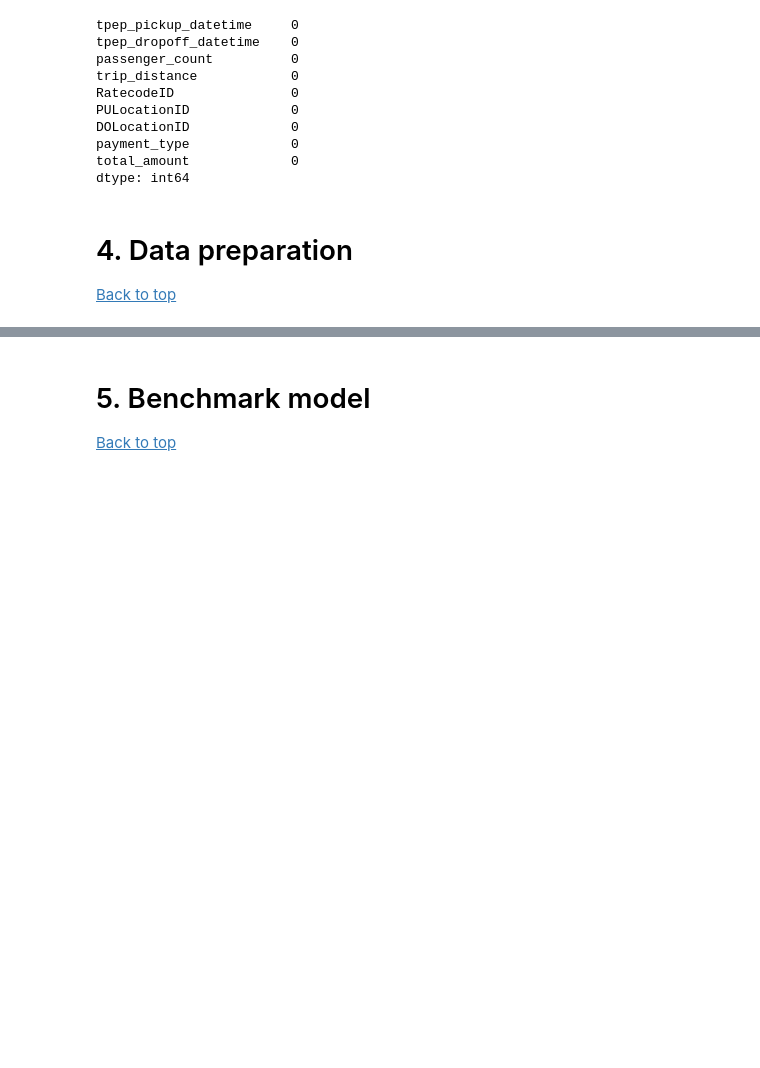
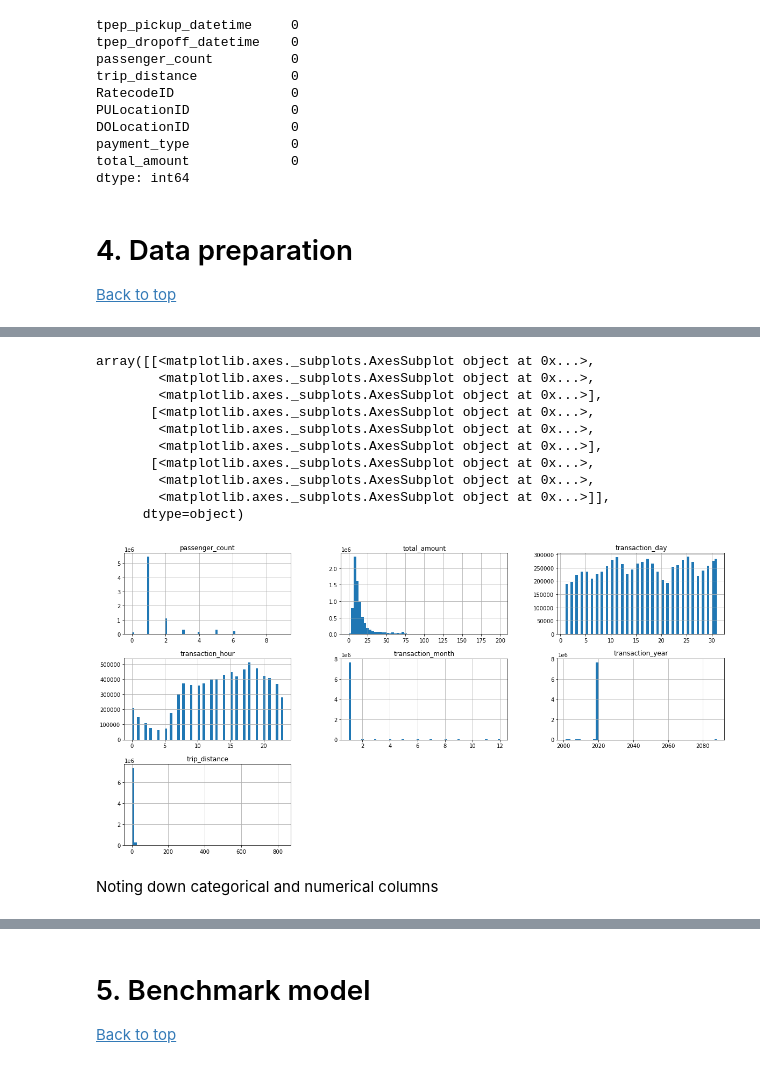
Before and after one commit to mcarhuasn/MasterDS-NewYorkTaxiAnalysis, a Jupyter notebook: Presentable notebook.ipynb, the cells around one changed output, grey strips where cells are left out. Saved outputs shown, nothing was run; the diff lists cells and outputs as text; code cells hidden in the pictures; blank space fills up the shorter version.

Commit message:
4. Data Preparation

```diff
--- a/Presentable notebook.ipynb
+++ b/Presentable notebook.ipynb
@@ -228,3 +234,5 @@ dtype: int64
 # %% [markdown]
 # 4. Data preparation <a id='data_preparation'></a>
 [Back to top](#table_of_contents)
+# %%
+taxi_data_prepared = taxi_data_filtered.copy()
@@ -230,0 +254,8 @@ dtype: int64
+# %%
+taxi_data_prepared.loc[:,'tpep_pickup_datetime'] = pd.to_datetime(taxi_data_prepared.loc[:,'tpep_pickup_datetime'])
+taxi_data_prepared.loc[:,'tpep_dropoff_datetime'] = pd.to_datetime(taxi_data_prepared.loc[:,'tpep_dropoff_datetime'])
+# %%
+taxi_data_prepared.loc[:,'RatecodeID']   = taxi_data_prepared['RatecodeID'].astype(str)
+taxi_data_prepared.loc[:,'PULocationID'] = taxi_data_prepared['PULocationID'].astype(str)
+taxi_data_prepared.loc[:,'DOLocationID'] = taxi_data_prepared['DOLocationID'].astype(str)
+taxi_data_prepared.loc[:,'payment_type'] = taxi_data_prepared['payment_type'].astype(str)
@@ -230,0 +286,7 @@ dtype: int64
+# %%
+taxi_data_prepared['transaction_date'] = pd.to_datetime(taxi_data_prepared['tpep_pickup_datetime'].dt.date)
+# -> we make it datetime again because it's very little use when it's just a string (can't compare, sort, etc.)
+taxi_data_prepared['transaction_year'] = taxi_data_prepared['tpep_pickup_datetime'].dt.year
+taxi_data_prepared['transaction_month'] = taxi_data_prepared['tpep_pickup_datetime'].dt.month
+taxi_data_prepared['transaction_day'] =  taxi_data_prepared['tpep_pickup_datetime'].dt.day
+taxi_data_prepared['transaction_hour'] = taxi_data_prepared['tpep_pickup_datetime'].dt.hour
@@ -230,0 +302,14 @@ dtype: int64
+# %%
+taxi_data_prepared.hist(figsize=(20,10), bins=60)
+# %% [output]
+array([[<matplotlib.axes._subplots.AxesSubplot object at 0x...>,
+        <matplotlib.axes._subplots.AxesSubplot object at 0x...>,
+        <matplotlib.axes._subplots.AxesSubplot object at 0x...>],
+       [<matplotlib.axes._subplots.AxesSubplot object at 0x...>,
+        <matplotlib.axes._subplots.AxesSubplot object at 0x...>,
+        <matplotlib.axes._subplots.AxesSubplot object at 0x...>],
+       [<matplotlib.axes._subplots.AxesSubplot object at 0x...>,
+        <matplotlib.axes._subplots.AxesSubplot object at 0x...>,
+        <matplotlib.axes._subplots.AxesSubplot object at 0x...>]],
+      dtype=object)
+[figure, added]
@@ -230,0 +319,2 @@ dtype: int64
+# %% [markdown]
+Noting down categorical and numerical columns
```
Also changed, not shown: parts of 16 cells of this notebook.
